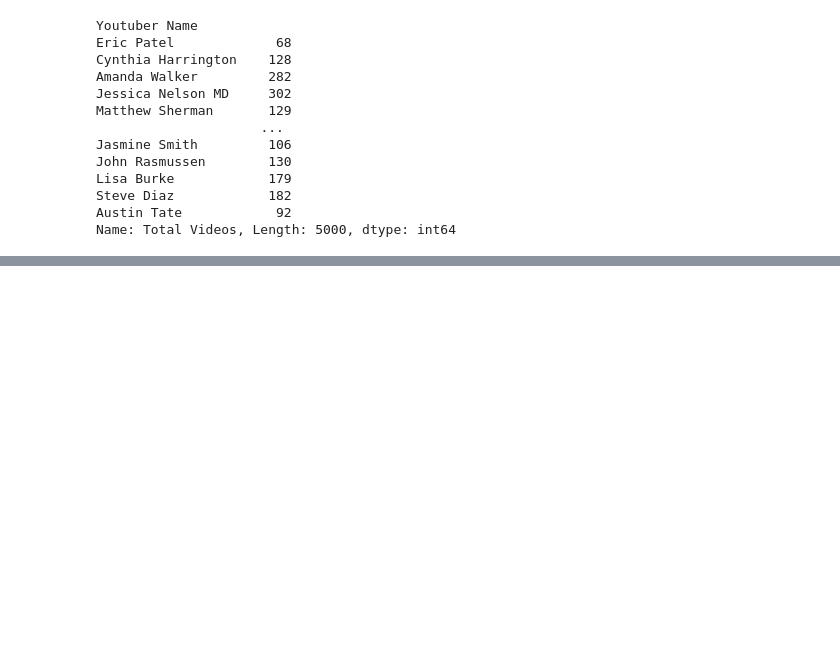
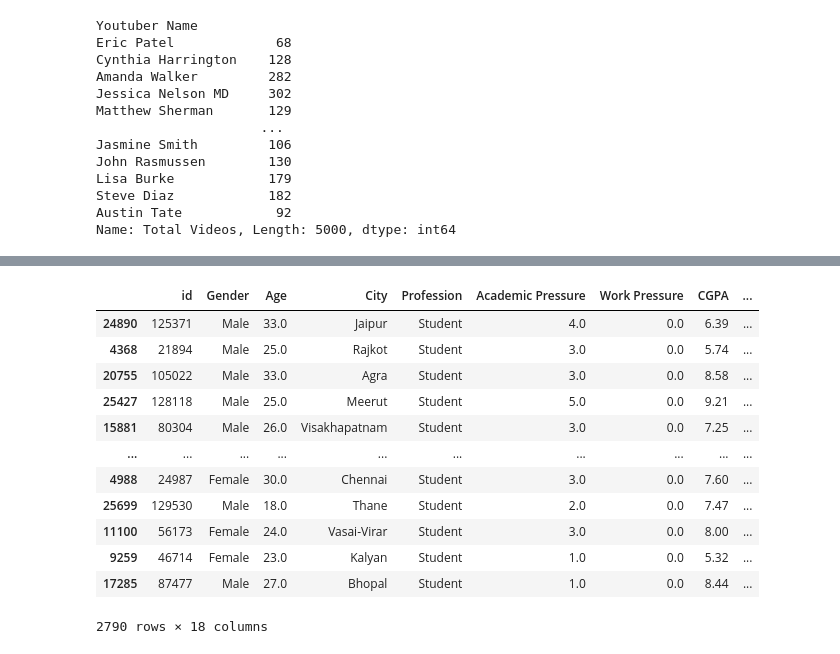
Before and after one commit to chinmairam/GenAI-Upskill, a Jupyter notebook: Pandas/Pandas_fundamentals.ipynb, the cells around one changed output, grey strips where cells are left out. Saved outputs shown, nothing was run; the diff lists cells and outputs as text; code cells hidden in the pictures; blank space fills up the shorter version.

```diff
--- a/Pandas/Pandas_fundamentals.ipynb
+++ b/Pandas/Pandas_fundamentals.ipynb
@@ -301,0 +1044,16 @@ Name: Total Videos, Length: 5000, dtype: int64
+# %%
+df.sample(frac=0.1) # random 10% of rows
+# %% [output]
+|  | id | Gender | Age | City | Profession | Academic Pressure | Work Pressure | CGPA | ... |
+| 24890 | 125371 | Male | 33.0 | Jaipur | Student | 4.0 | 0.0 | 6.39 | ... |
+| 4368 | 21894 | Male | 25.0 | Rajkot | Student | 3.0 | 0.0 | 5.74 | ... |
+| 20755 | 105022 | Male | 33.0 | Agra | Student | 3.0 | 0.0 | 8.58 | ... |
+| 25427 | 128118 | Male | 25.0 | Meerut | Student | 5.0 | 0.0 | 9.21 | ... |
+| 15881 | 80304 | Male | 26.0 | Visakhapatnam | Student | 3.0 | 0.0 | 7.25 | ... |
+| ... | ... | ... | ... | ... | ... | ... | ... | ... | ... |
+| 4988 | 24987 | Female | 30.0 | Chennai | Student | 3.0 | 0.0 | 7.60 | ... |
+| 25699 | 129530 | Male | 18.0 | Thane | Student | 2.0 | 0.0 | 7.47 | ... |
+| 11100 | 56173 | Female | 24.0 | Vasai-Virar | Student | 3.0 | 0.0 | 8.00 | ... |
+| 9259 | 46714 | Female | 23.0 | Kalyan | Student | 1.0 | 0.0 | 5.32 | ... |
+| 17285 | 87477 | Male | 27.0 | Bhopal | Student | 1.0 | 0.0 | 8.44 | ... |
+2790 rows × 18 columns
```
Also changed, not shown: parts of 103 cells of this notebook, 1 other file.
